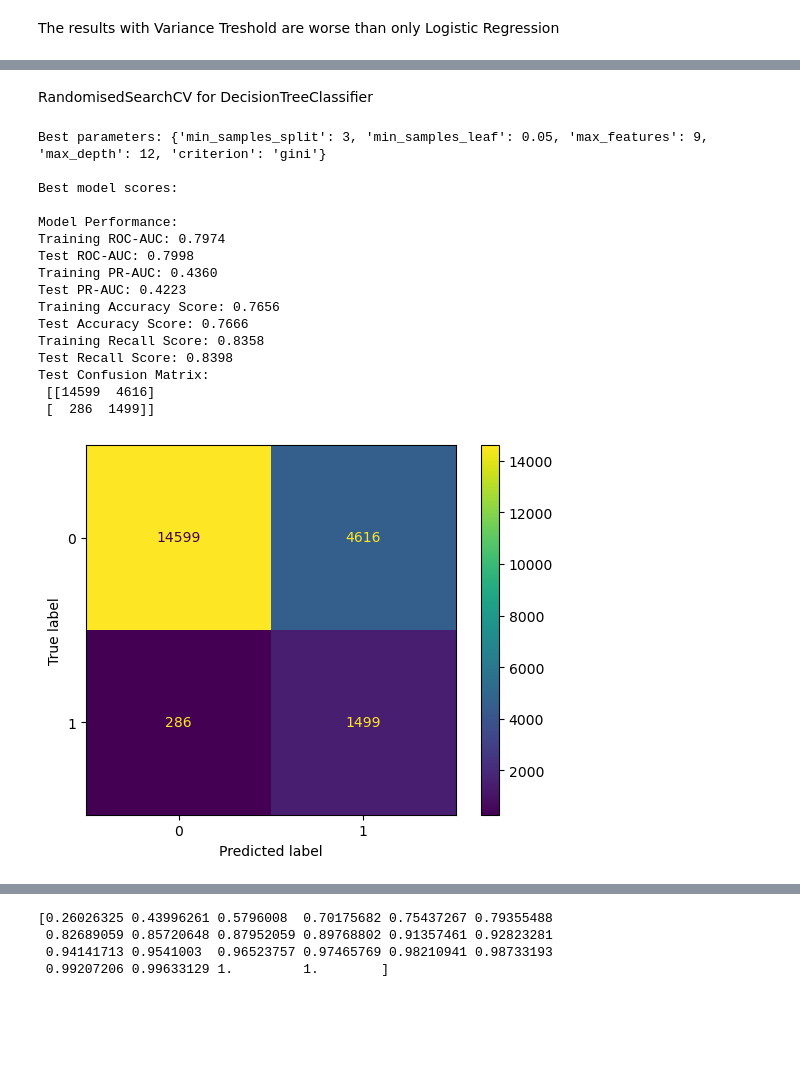
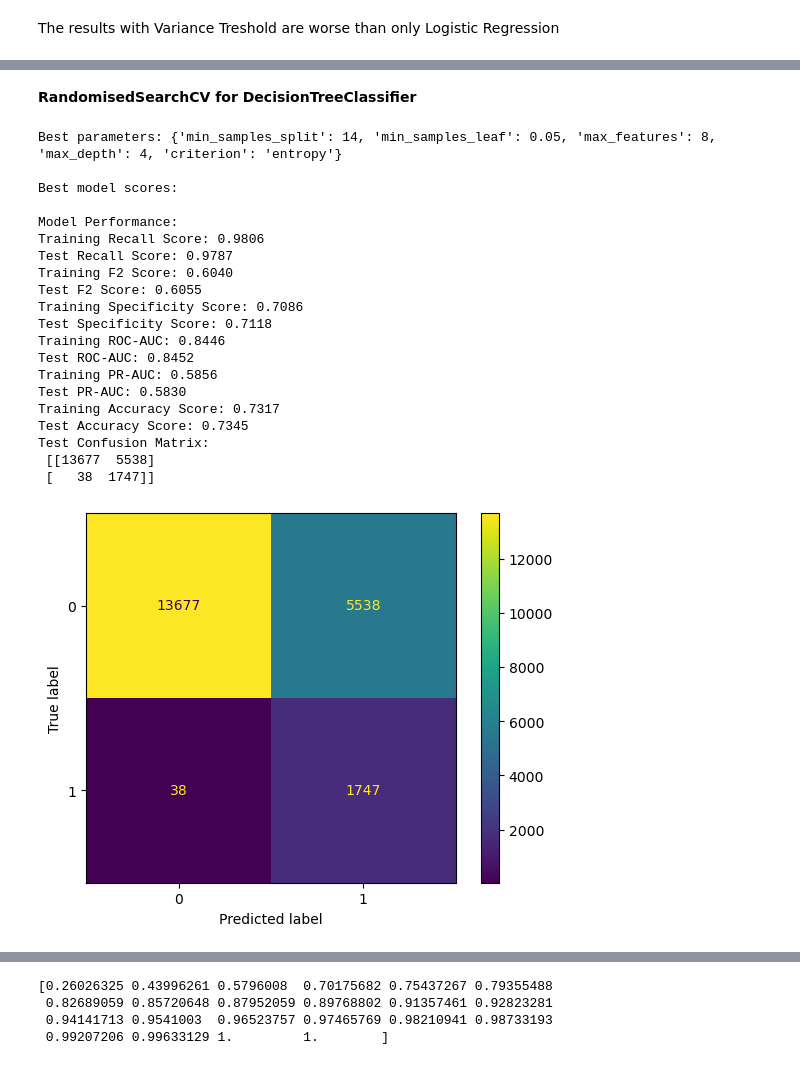
Before and after one commit to kasia-sko/ML, a Jupyter notebook: projekt_1/budowa_krok_2_1.ipynb, the cells around one changed output, grey strips where cells are left out. Saved outputs shown, nothing was run; the diff lists cells and outputs as text; code cells hidden in the pictures; blank space fills up the shorter version.

```diff
--- a/projekt_1/budowa_krok_2_1.ipynb
+++ b/projekt_1/budowa_krok_2_1.ipynb
@@ -184,40 +242,49 @@ plt.show()
+# %%
+def specificity_score(cm):
+    tn, fp, fn, tp = cm.ravel()  # Rozpakowanie wartości z confusion matrix
+    return tn / (tn + fp)  # Specificity = TN / (TN + FP)
 # %%
 def scores_model(X_train_transformed_df, X_test_transformed_df, model):
     model.fit(X_train_transformed_df, y_train)
 
-    # Predictions and probabilities
     y_train_pred = model.predict(X_train_transformed_df)
     y_test_pred = model.predict(X_test_transformed_df)
-    y_train_scores = model.predict_proba(X_train_transformed_df)[:, 1]  # Probabilities for training
-    y_test_scores = model.predict_proba(X_test_transformed_df)[:, 1]   # Probabilities for test
+    y_train_scores = model.predict_proba(X_train_transformed_df)[:, 1]
+    y_test_scores = model.predict_proba(X_test_transformed_df)[:, 1]
 
-    # Precision-Recall Curves
     precision_train, recall_train, _ = precision_recall_curve(y_train, y_train_scores)
     precision_test, recall_test, _ = precision_recall_curve(y_test, y_test_scores)
 
-    # Evaluate the model
     train_roc_auc = roc_auc_score(y_train, y_train_pred)
     test_roc_auc = roc_auc_score(y_test, y_test_pred)
-    train_pr_auc = auc(recall_train, precision_train)  # PR-AUC for training
-    test_pr_auc = auc(recall_test, precision_test)     # PR-AUC for test
+    train_pr_auc = auc(recall_train, precision_train)
+    test_pr_auc = auc(recall_test, precision_test)
     train_recall = recall_score(y_train, y_train_pred)
     test_recall = recall_score(y_test, y_test_pred)
     train_prec = accuracy_score(y_train, y_train_pred)
     test_prec = accuracy_score(y_test, y_test_pred)
+    cfm_train = confusion_matrix(y_train, y_train_pred)
     cfm = confusion_matrix(y_test, y_test_pred)
+    train_f2 = fbeta_score(y_train, y_train_pred, beta=2)
+    test_f2 = fbeta_score(y_test, y_test_pred, beta=2)
+    train_specificity = specificity_score(cfm_train)
+    test_specificity = specificity_score(cfm)
 
-    # Print results
     print("\nModel Performance:")
+    print(f"Training Recall Score: {train_recall:.4f}")
+    print(f"Test Recall Score: {test_recall:.4f}")
+    print(f"Training F2 Score: {train_f2:.4f}")
+    print(f"Test F2 Score: {test_f2:.4f}")
+    print(f"Training Specificity Score: {train_specificity:.4f}")
+    print(f"Test Specificity Score: {test_specificity:.4f}")
     print(f"Training ROC-AUC: {train_roc_auc:.4f}")
     print(f"Test ROC-AUC: {test_roc_auc:.4f}")
     print(f"Training PR-AUC: {train_pr_auc:.4f}")
     print(f"Test PR-AUC: {test_pr_auc:.4f}")
     print(f"Training Accuracy Score: {train_prec:.4f}")
     print(f"Test Accuracy Score: {test_prec:.4f}")
-    print(f"Training Recall Score: {train_recall:.4f}")
-    print(f"Test Recall Score: {test_recall:.4f}")
     print("Test Confusion Matrix:\n", cfm)
     disp = ConfusionMatrixDisplay(cfm)
     disp.plot()
     plt.show()
-    return (train_roc_auc, test_roc_auc, train_pr_auc, test_pr_auc)
+    return (train_roc_auc, test_roc_auc, train_pr_auc, test_pr_auc, train_recall, test_recall, train_f2, test_f2, train_prec, test_prec, train_specificity, test_specificity)
@@ -385,51 +548,54 @@ Test Confusion Matrix:
 # %% [markdown]
-RandomisedSearchCV for DecisionTreeClassifier
+**RandomisedSearchCV for DecisionTreeClassifier**
 # %%
 def pr_auc_scorer(y_true, y_pred):
     precision, recall, _ = precision_recall_curve(y_true, y_pred)
     return auc(recall, precision)
 
 param_dist = {
     "max_depth" : range(2, 20),
     "max_features" : range(2, 10),
     "min_samples_split" : range(2, 20),
     'min_samples_leaf': [0.05, 0.1, 0.15, 0.2],
     'criterion': ['gini', 'entropy']
 }
-dt = DecisionTreeClassifier(class_weight='balanced')
+dt = DecisionTreeClassifier(class_weight='balanced', random_state=32)
 scoring = {
     'roc_auc': 'roc_auc',
-    'f1_score': 'f1',
     'pr_auc': make_scorer(pr_auc_scorer),
     'recall': 'recall'
 }
 
 random_search = RandomizedSearchCV(estimator=dt, param_distributions=param_dist, n_iter=10,
                                    cv=5, scoring=scoring, random_state=42, n_jobs=-1, refit='recall')
 
 random_search.fit(X_train_transformed_df, y_train)
 
 print("Best parameters:", random_search.best_params_)
 
-best_model = random_search.best_estimator_
+dtc_best = random_search.best_estimator_
 
 print("\nBest model scores:")
-scores_model(X_train_transformed_df, X_test_transformed_df, best_model)
+scores_model(X_train_transformed_df, X_test_transformed_df, dtc_best)
 # %% [output]
-Best parameters: {'min_samples_split': 3, 'min_samples_leaf': 0.05, 'max_features': 9, 'max_depth': 12, 'criterion': 'gini'}
+Best parameters: {'min_samples_split': 14, 'min_samples_leaf': 0.05, 'max_features': 8, 'max_depth': 4, 'criterion': 'entropy'}
 
 Best model scores:
 
 Model Performance:
-Training ROC-AUC: 0.7974
-Test ROC-AUC: 0.7998
-Training PR-AUC: 0.4360
-Test PR-AUC: 0.4223
-Training Accuracy Score: 0.7656
-Test Accuracy Score: 0.7666
-Training Recall Score: 0.8358
-Test Recall Score: 0.8398
+Training Recall Score: 0.9806
+Test Recall Score: 0.9787
+Training F2 Score: 0.6040
+Test F2 Score: 0.6055
+Training Specificity Score: 0.7086
+Test Specificity Score: 0.7118
+Training ROC-AUC: 0.8446
+Test ROC-AUC: 0.8452
+Training PR-AUC: 0.5856
+Test PR-AUC: 0.5830
+Training Accuracy Score: 0.7317
+Test Accuracy Score: 0.7345
 Test Confusion Matrix:
- [[14599  4616]
- [  286  1499]]
+ [[13677  5538]
+ [   38  1747]]
-[figure, old version]
+[figure, new version]
```
Also changed, not shown: parts of 57 cells of this notebook.
